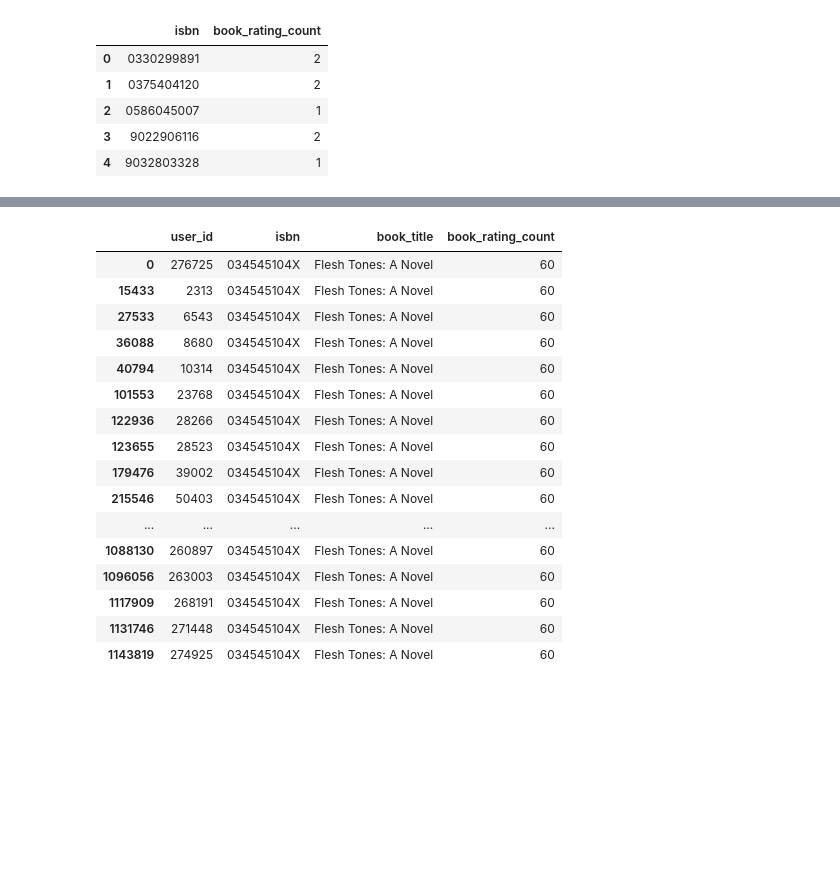
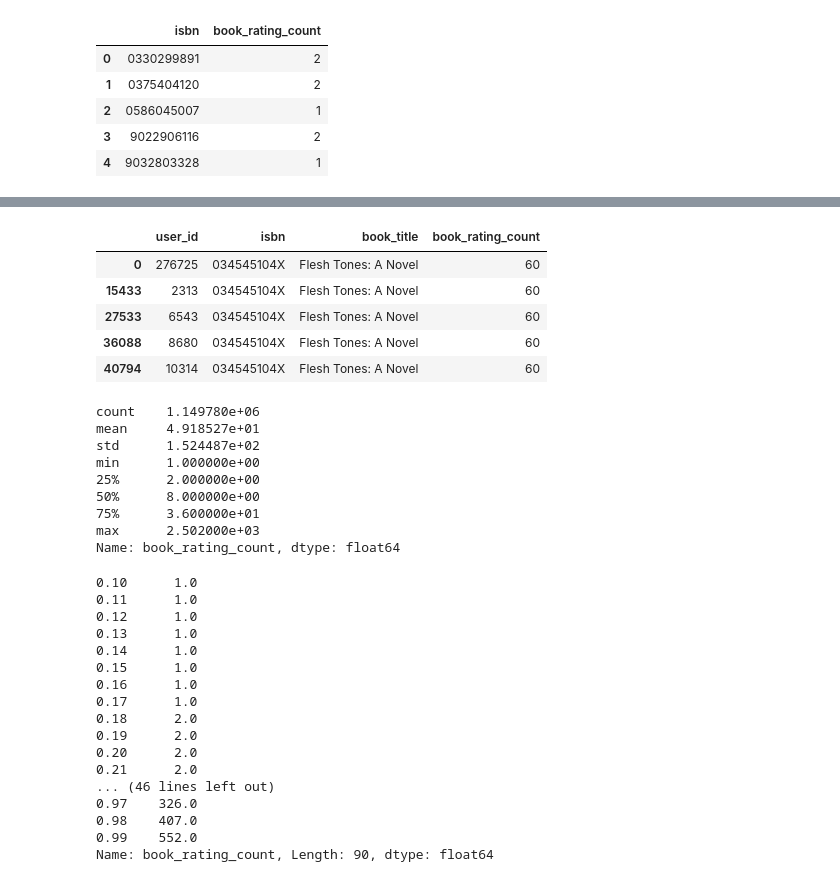
Before and after one commit to sammienjihia/data_science, a Jupyter notebook: knn_bookRecommender.ipynb, the cells around one changed output, grey strips where cells are left out. Saved outputs shown, nothing was run; the diff lists cells and outputs as text; code cells hidden in the pictures; blank space fills up the shorter version.

```diff
--- a/knn_bookRecommender.ipynb
+++ b/knn_bookRecommender.ipynb
@@ -313,22 +313,44 @@ pd_CombinedRateCount.head()
 | 3 | 276729 | 052165615X | 3 | Help!: Level 1 | rijeka, n/a, croatia | 16.0 | 1 |
 | 4 | 276729 | 0521795028 | 6 | The Amsterdam Connection : Level ... | rijeka, n/a, croatia | 16.0 | 1 |
 # %%
-pd_CombinedRateCount[['user_id', 'isbn', 'book_title', 'book_rating_count']][pd_CombinedRateCount['isbn']=='034545104X']
+pd_CombinedRateCount[['user_id', 'isbn', 'book_title', 'book_rating_count']][pd_CombinedRateCount['isbn']=='034545104X'].head()
 # %% [output]
 |  | user_id | isbn | book_title | book_rating_count |
 | 0 | 276725 | 034545104X | Flesh Tones: A Novel | 60 |
 | 15433 | 2313 | 034545104X | Flesh Tones: A Novel | 60 |
 | 27533 | 6543 | 034545104X | Flesh Tones: A Novel | 60 |
 | 36088 | 8680 | 034545104X | Flesh Tones: A Novel | 60 |
 | 40794 | 10314 | 034545104X | Flesh Tones: A Novel | 60 |
-| 101553 | 23768 | 034545104X | Flesh Tones: A Novel | 60 |
-| 122936 | 28266 | 034545104X | Flesh Tones: A Novel | 60 |
-| 123655 | 28523 | 034545104X | Flesh Tones: A Novel | 60 |
-| 179476 | 39002 | 034545104X | Flesh Tones: A Novel | 60 |
-| 215546 | 50403 | 034545104X | Flesh Tones: A Novel | 60 |
-| ... | ... | ... | ... | ... |
-| 1088130 | 260897 | 034545104X | Flesh Tones: A Novel | 60 |
-| 1096056 | 263003 | 034545104X | Flesh Tones: A Novel | 60 |
-| 1117909 | 268191 | 034545104X | Flesh Tones: A Novel | 60 |
-| 1131746 | 271448 | 034545104X | Flesh Tones: A Novel | 60 |
-| 1143819 | 274925 | 034545104X | Flesh Tones: A Novel | 60 |
+# %%
+# Filter out lesser known books
+pd_CombinedRateCount['book_rating_count'].describe()
+# %% [output]
+count    1.149780e+06
+mean     4.918527e+01
+std      1.524487e+02
+min      1.000000e+00
+25%      2.000000e+00
+50%      8.000000e+00
+75%      3.600000e+01
+max      2.502000e+03
+Name: book_rating_count, dtype: float64
+# %%
+pd_CombinedRateCount['book_rating_count'].quantile(np.arange(.1,1,.01))
+# %% [output]
+0.10      1.0
+0.11      1.0
+0.12      1.0
+0.13      1.0
+0.14      1.0
+0.15      1.0
+0.16      1.0
+0.17      1.0
+0.18      2.0
+0.19      2.0
+0.20      2.0
+0.21      2.0
+... (46 lines left out)
+0.97    326.0
+0.98    407.0
+0.99    552.0
+Name: book_rating_count, Length: 90, dtype: float64
```
Also changed, not shown: parts of 2 cells of this notebook.
